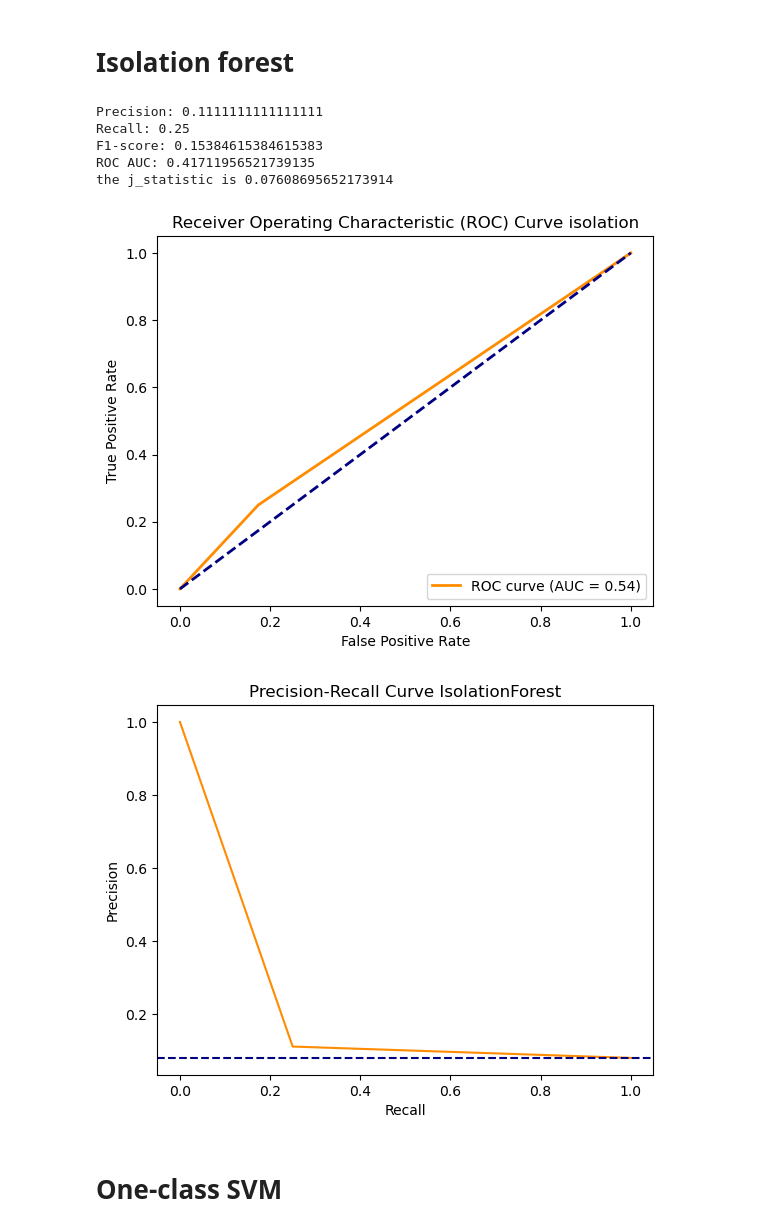
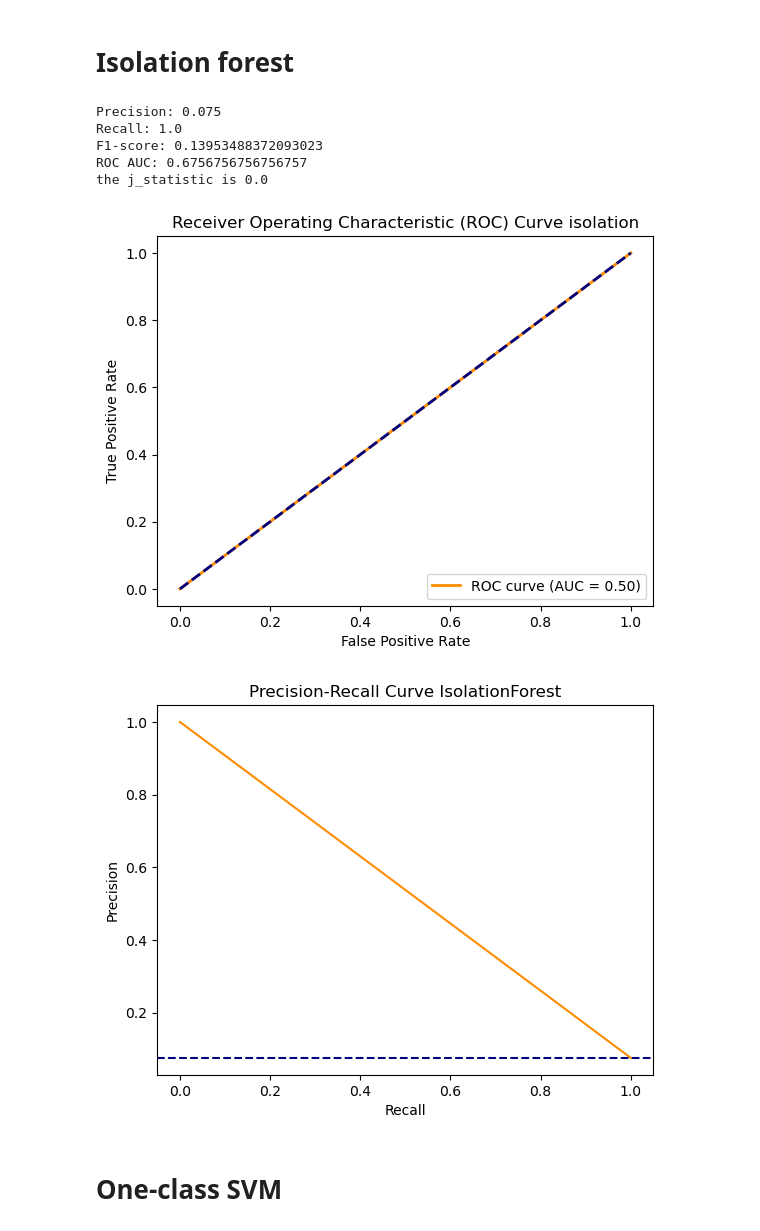
Before and after one commit to togetherthough/Deep-anomaly-detection-for-tracking-experiments-at-LHCb, a Jupyter notebook: notebook.ipynb, the cells around one changed output. Cells and saved outputs as stored; diff of their text form; code cells hidden in the pictures.

```diff
--- a/notebook.ipynb
+++ b/notebook.ipynb
@@ -31,7 +33,7 @@ else:
 Eager execution is enabled.
 # %%
 df = pd.read_csv('SimData.csv')
-df = df.head(500)
+df = df.head(200)
 # %%
 #this gives us the duimension of the dataset we're working with.
 df.shape
@@ -668,43 +670,43 @@ x_test = (x_test - X_train.mean()) / X_train.std()
 scaler = MinMaxScaler()
 
 x_train = scaler.fit_transform(x_train)
 x_test = scaler.fit_transform(x_test)
 
 # trainig phase
 clf = IsolationForest(n_estimators=10000, max_samples='auto', contamination=0.2, random_state=42)
-clf.fit(X_train)
+clf.fit(x_train)
 
-anomaly_scores = clf.decision_function(X_test)
+anomaly_scores = clf.decision_function(x_test)
 
 
-y_pred = clf.predict(X_test)
+y_pred = clf.predict(x_test)
 y_pred = [1 if pred == -1 else 0 for pred in y_pred]
 
 
 
 from sklearn.metrics import precision_score, recall_score, f1_score, roc_auc_score
 
 precision = precision_score(y_test, y_pred)
 recall = recall_score(y_test, y_pred)
 f1 = f1_score(y_test, y_pred)
 roc_auc = roc_auc_score(y_test, anomaly_scores)
 
 print("Precision:", precision)
 print("Recall:", recall)
 print("F1-score:", f1)
 print("ROC AUC:", roc_auc)
 
 
 plot_ROC(y_test, y_pred, "isolation")
 pr_curve(y_test, y_pred, name="IsolationForest")
 # %% [output]
-Precision: 0.1111111111111111
-Recall: 0.25
-F1-score: 0.15384615384615383
-ROC AUC: 0.41711956521739135
-the j_statistic is 0.07608695652173914
+Precision: 0.075
+Recall: 1.0
+F1-score: 0.13953488372093023
+ROC AUC: 0.6756756756756757
+the j_statistic is 0.0
-[figure, old version]
+[figure, new version]
-[figure, old version]
+[figure, new version]
 # %% [markdown]
 # One-class SVM
 # %%
```
Also changed, not shown: parts of 66 cells of this notebook, 10 other files.
